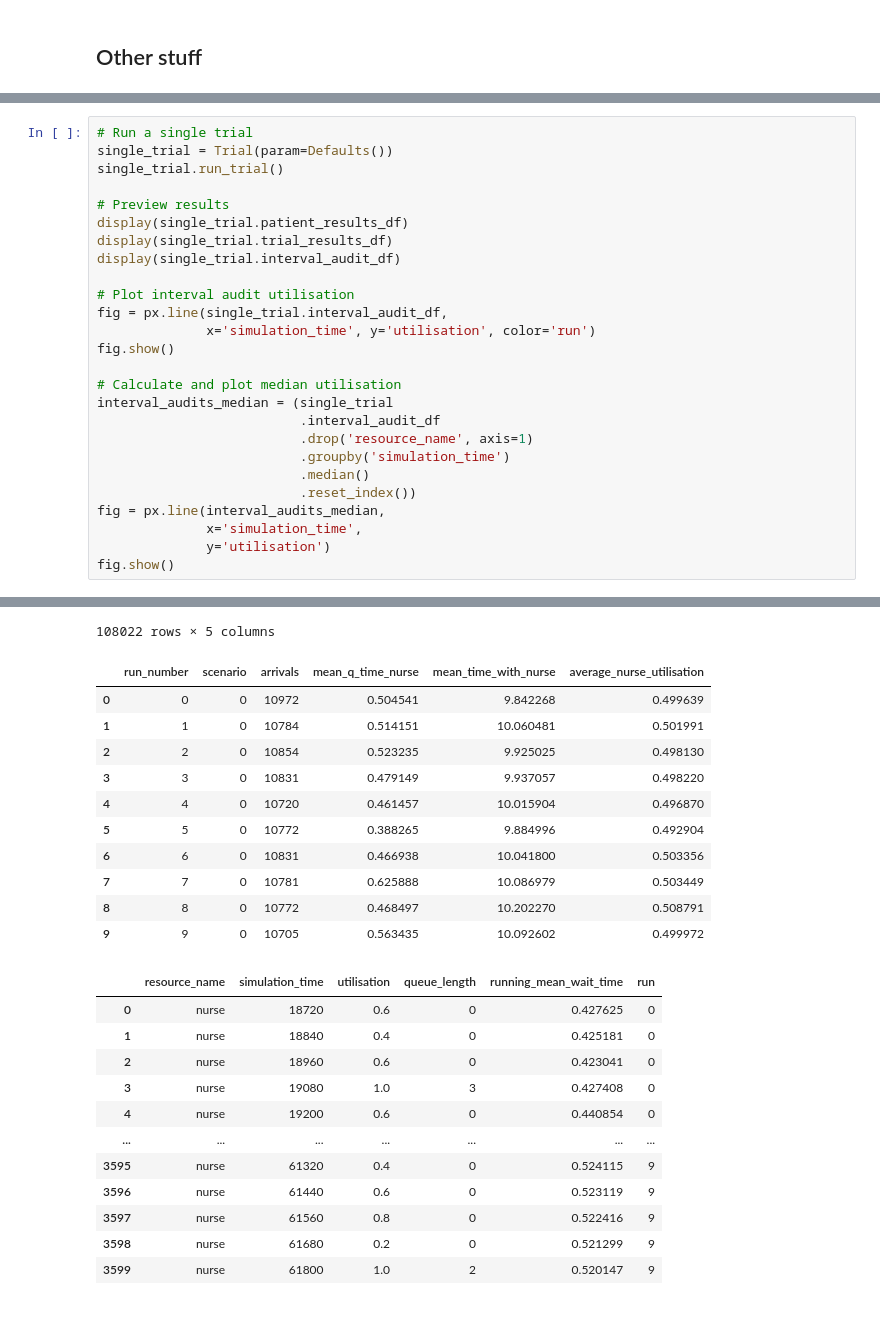
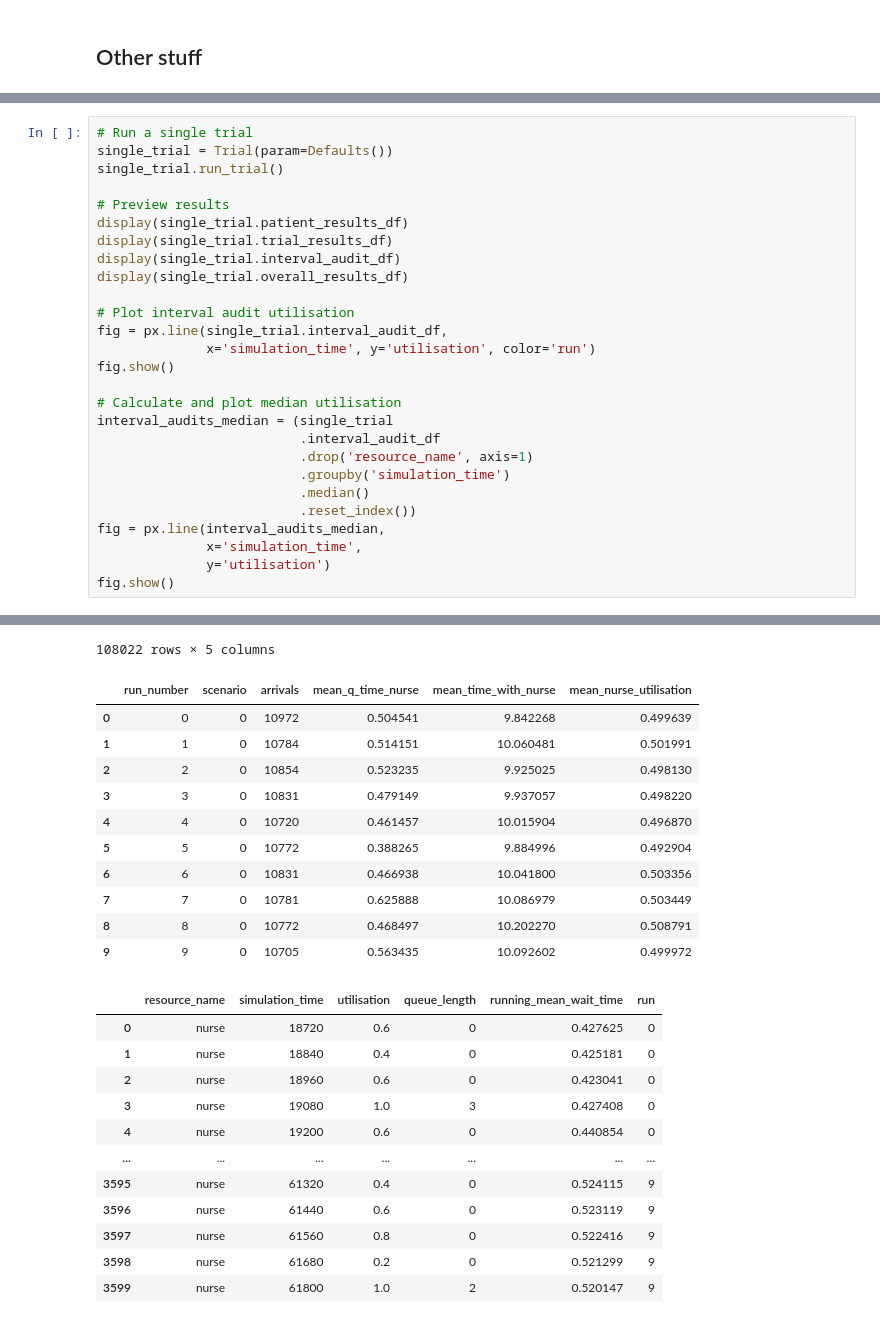
Before and after one commit to pythonhealthdatascience/pydesrap_mms, a Jupyter notebook: analysis.ipynb, the cells around one changed output, grey strips where cells are left out. Drawn from its saved outputs; the diff is of its cells as text.

```diff
--- a/analysis.ipynb
+++ b/analysis.ipynb
@@ -203,38 +286,39 @@ single_trial.run_trial()
 display(single_trial.patient_results_df)
 display(single_trial.trial_results_df)
 display(single_trial.interval_audit_df)
+display(single_trial.overall_results_df)
 
 # Plot interval audit utilisation
 fig = px.line(single_trial.interval_audit_df,
               x='simulation_time', y='utilisation', color='run')
 fig.show()
 
 # Calculate and plot median utilisation
 interval_audits_median = (single_trial
                           .interval_audit_df
                           .drop('resource_name', axis=1)
                           .groupby('simulation_time')
                           .median()
                           .reset_index())
 fig = px.line(interval_audits_median,
               x='simulation_time',
               y='utilisation')
 fig.show()
 # %% [output]
 |  | patient_id | arrival_time | q_time_nurse | time_with_nurse | run |
 | 0 | 1 | 18720.556711 | 0.0 | 1.551695 | 0 |
 | 1 | 2 | 18724.792565 | 0.0 | 3.649895 | 0 |
 | 2 | 3 | 18725.627670 | 0.0 | 8.137105 | 0 |
 | 3 | 4 | 18728.774983 | 0.0 | 22.057543 | 0 |
 | 4 | 5 | 18729.812428 | 0.0 | 15.439297 | 0 |
 | ... | ... | ... | ... | ... | ... |
 | 108017 | 10701 | 61913.932787 | 0.0 | 11.338667 | 9 |
 | 108018 | 10702 | 61915.218078 | 0.0 | 38.058422 | 9 |
 | 108019 | 10703 | 61918.140880 | 0.0 | 20.107511 | 9 |
 | 108020 | 10704 | 61918.520147 | 0.0 | 8.697632 | 9 |
 | 108021 | 10705 | 61918.981915 | 0.0 | 2.338400 | 9 |
 108022 rows × 5 columns
-|  | run_number | scenario | arrivals | mean_q_time_nurse | mean_time_with_nurse | average_nurse_utilisation |
+|  | run_number | scenario | arrivals | mean_q_time_nurse | mean_time_with_nurse | mean_nurse_utilisation |
 | 0 | 0 | 0 | 10972 | 0.504541 | 9.842268 | 0.499639 |
 | 1 | 1 | 0 | 10784 | 0.514151 | 10.060481 | 0.501991 |
 | 2 | 2 | 0 | 10854 | 0.523235 | 9.925025 | 0.498130 |
```
Also changed, not shown: parts of 13 cells of this notebook, 1 other file.
